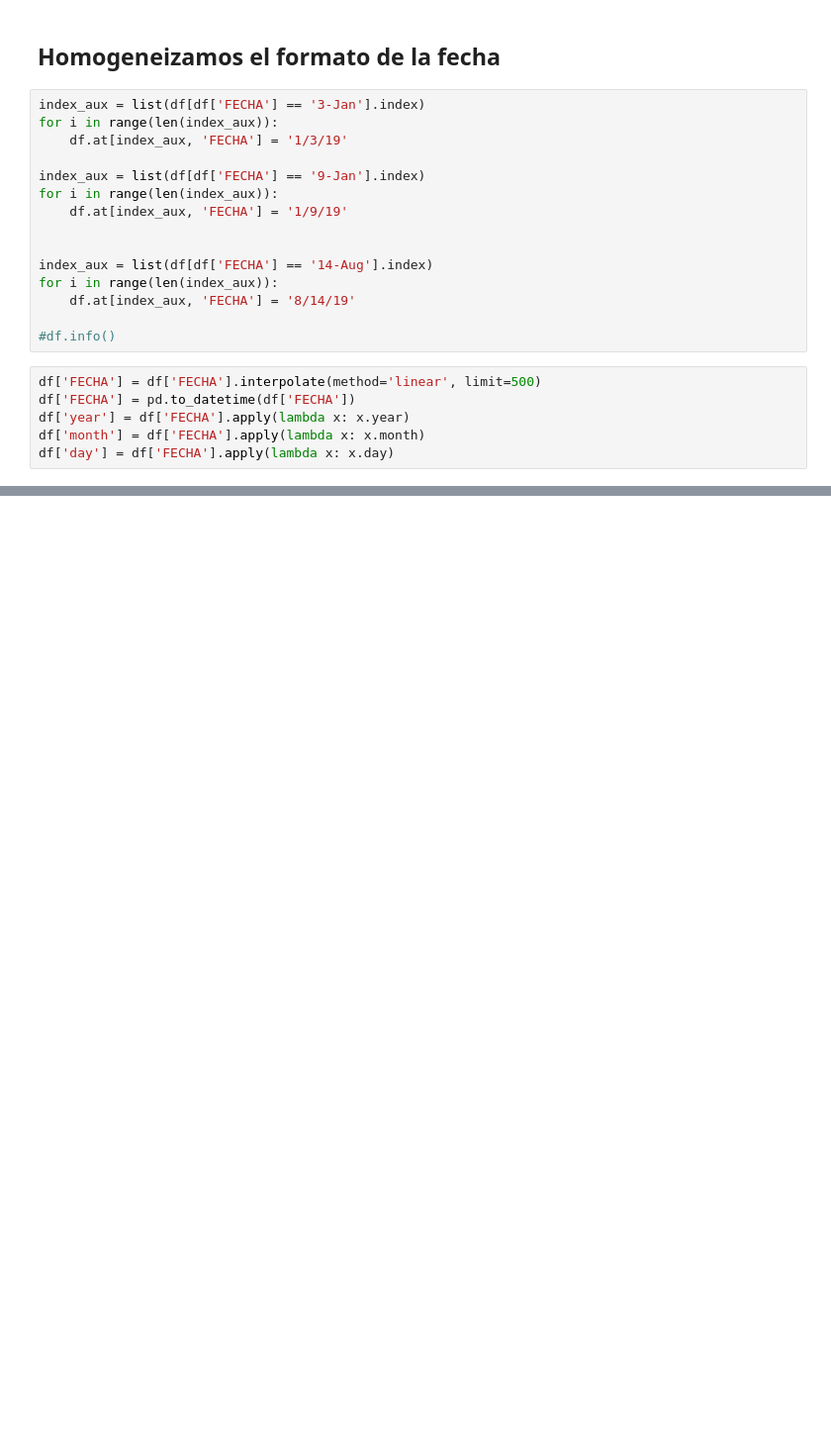
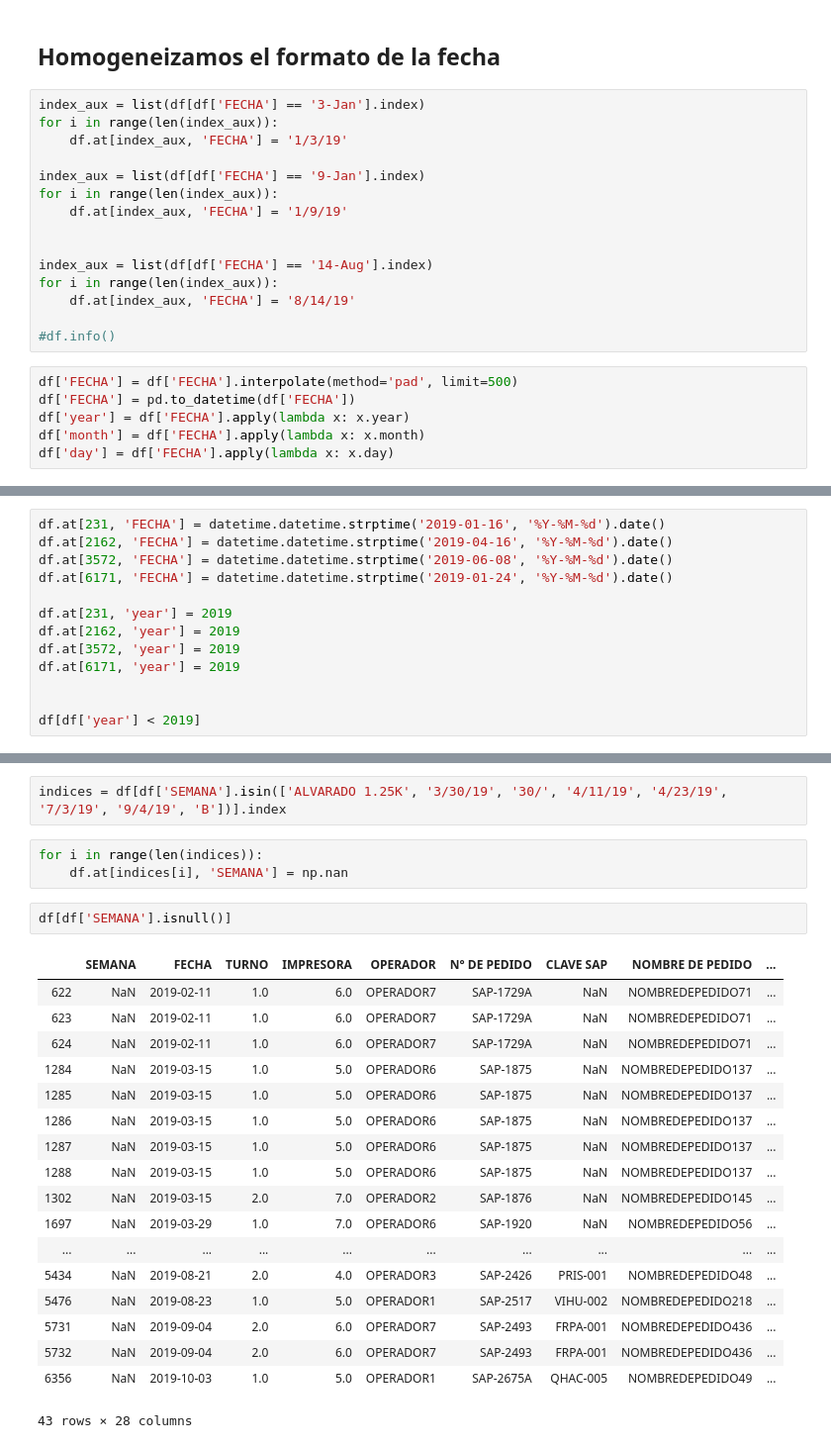
Before and after one commit to zs10011598/dci4, a Jupyter notebook: DATOS_RETO/limpieza_impresion.ipynb, the cells around one changed output, grey strips where cells are left out. Shown at 99% size. Drawn from its saved outputs; the diff is of its cells as text; blank space fills up the shorter version.

Commit message:
datos de impresion con fechas y semanas limpias

```diff
--- a/DATOS_RETO/limpieza_impresion.ipynb
+++ b/DATOS_RETO/limpieza_impresion.ipynb
@@ -84,7 +91,7 @@ for i in range(len(index_aux)):
 
 #df.info()
 # %%
-df['FECHA'] = df['FECHA'].interpolate(method='linear', limit=500)
+df['FECHA'] = df['FECHA'].interpolate(method='pad', limit=500)
 df['FECHA'] = pd.to_datetime(df['FECHA'])
 df['year'] = df['FECHA'].apply(lambda x: x.year)
 df['month'] = df['FECHA'].apply(lambda x: x.month)
@@ -107,0 +124,13 @@ df[['FECHA', 'day', 'month', 'year']]
+# %%
+df.at[231, 'FECHA'] = datetime.datetime.strptime('2019-01-16', '%Y-%M-%d').date()
+df.at[2162, 'FECHA'] = datetime.datetime.strptime('2019-04-16', '%Y-%M-%d').date()
+df.at[3572, 'FECHA'] = datetime.datetime.strptime('2019-06-08', '%Y-%M-%d').date()
+df.at[6171, 'FECHA'] = datetime.datetime.strptime('2019-01-24', '%Y-%M-%d').date()
+
+df.at[231, 'year'] = 2019
+df.at[2162, 'year'] = 2019
+df.at[3572, 'year'] = 2019
+df.at[6171, 'year'] = 2019
+
+
+df[df['year'] < 2019]
@@ -107,0 +149,26 @@ df[['FECHA', 'day', 'month', 'year']]
+# %%
+indices = df[df['SEMANA'].isin(['ALVARADO 1.25K', '3/30/19', '30/', '4/11/19', '4/23/19', '7/3/19', '9/4/19', 'B'])].index
+# %%
+for i in range(len(indices)):
+    df.at[indices[i], 'SEMANA'] = np.nan
+# %%
+df[df['SEMANA'].isnull()]
+# %% [output]
+|  | SEMANA | FECHA | TURNO | IMPRESORA | OPERADOR | N° DE PEDIDO | CLAVE SAP | NOMBRE DE PEDIDO | ... |
+| 622 | NaN | 2019-02-11 | 1.0 | 6.0 | OPERADOR7 | SAP-1729A | NaN | NOMBREDEPEDIDO71 | ... |
+| 623 | NaN | 2019-02-11 | 1.0 | 6.0 | OPERADOR7 | SAP-1729A | NaN | NOMBREDEPEDIDO71 | ... |
+| 624 | NaN | 2019-02-11 | 1.0 | 6.0 | OPERADOR7 | SAP-1729A | NaN | NOMBREDEPEDIDO71 | ... |
+| 1284 | NaN | 2019-03-15 | 1.0 | 5.0 | OPERADOR6 | SAP-1875 | NaN | NOMBREDEPEDIDO137 | ... |
+| 1285 | NaN | 2019-03-15 | 1.0 | 5.0 | OPERADOR6 | SAP-1875 | NaN | NOMBREDEPEDIDO137 | ... |
+| 1286 | NaN | 2019-03-15 | 1.0 | 5.0 | OPERADOR6 | SAP-1875 | NaN | NOMBREDEPEDIDO137 | ... |
+| 1287 | NaN | 2019-03-15 | 1.0 | 5.0 | OPERADOR6 | SAP-1875 | NaN | NOMBREDEPEDIDO137 | ... |
+| 1288 | NaN | 2019-03-15 | 1.0 | 5.0 | OPERADOR6 | SAP-1875 | NaN | NOMBREDEPEDIDO137 | ... |
+| 1302 | NaN | 2019-03-15 | 2.0 | 7.0 | OPERADOR2 | SAP-1876 | NaN | NOMBREDEPEDIDO145 | ... |
+| 1697 | NaN | 2019-03-29 | 1.0 | 7.0 | OPERADOR6 | SAP-1920 | NaN | NOMBREDEPEDIDO56 | ... |
+| ... | ... | ... | ... | ... | ... | ... | ... | ... | ... |
+| 5434 | NaN | 2019-08-21 | 2.0 | 4.0 | OPERADOR3 | SAP-2426 | PRIS-001 | NOMBREDEPEDIDO48 | ... |
+| 5476 | NaN | 2019-08-23 | 1.0 | 5.0 | OPERADOR1 | SAP-2517 | VIHU-002 | NOMBREDEPEDIDO218 | ... |
+| 5731 | NaN | 2019-09-04 | 2.0 | 6.0 | OPERADOR7 | SAP-2493 | FRPA-001 | NOMBREDEPEDIDO436 | ... |
+| 5732 | NaN | 2019-09-04 | 2.0 | 6.0 | OPERADOR7 | SAP-2493 | FRPA-001 | NOMBREDEPEDIDO436 | ... |
+| 6356 | NaN | 2019-10-03 | 1.0 | 5.0 | OPERADOR1 | SAP-2675A | QHAC-005 | NOMBREDEPEDIDO49 | ... |
+43 rows × 28 columns
```
Also changed, not shown: parts of 17 cells of this notebook, 1 other file.
